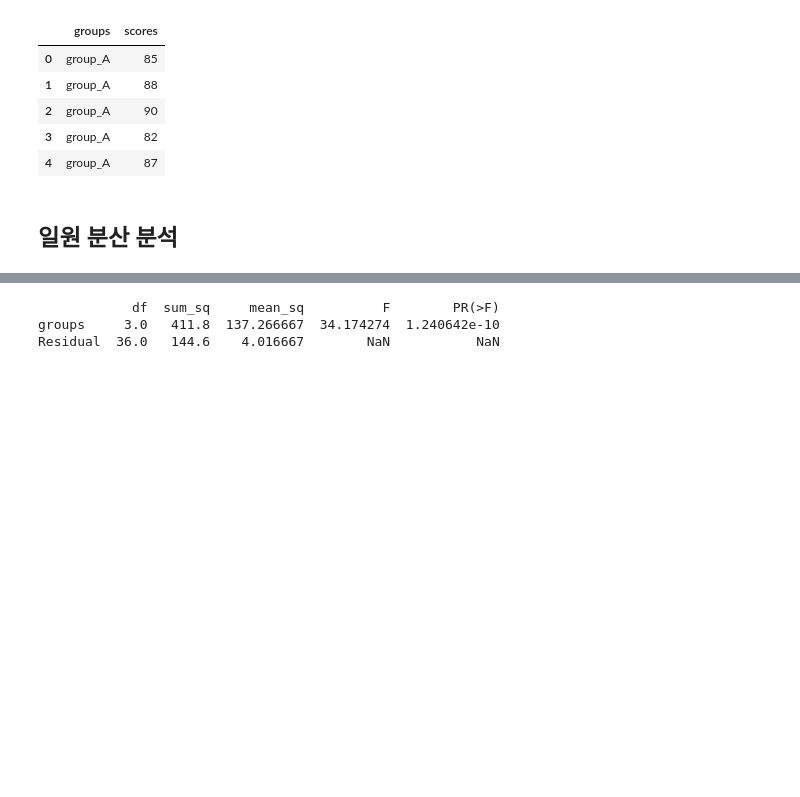
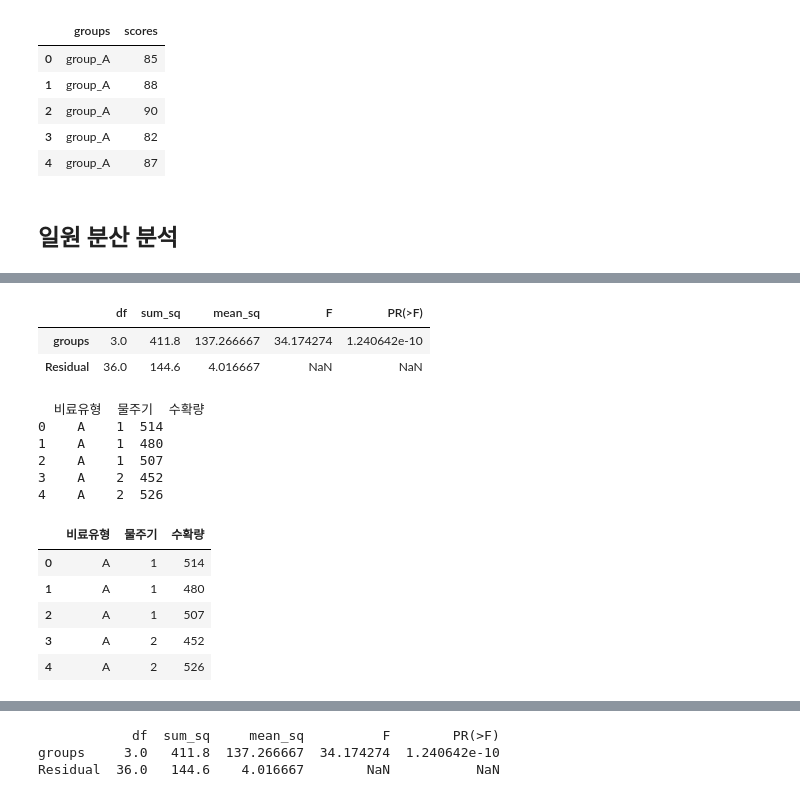
Before and after one commit to wjddnwp29/bigdata-analyst-practical, a Jupyter notebook: 과목3/연습문제/t3_ex_anova.ipynb, the cells around one changed output, grey strips where cells are left out. Saved outputs shown, nothing was run; the diff lists cells and outputs as text; code cells hidden in the pictures; blank space fills up the shorter version.

```diff
--- a/과목3/연습문제/t3_ex_anova.ipynb
+++ b/과목3/연습문제/t3_ex_anova.ipynb
@@ -56,0 +89,30 @@ LeveneResult(statistic=np.float64(1.757685352622062), pvalue=np.float64(0.172702
+# %%
+from statsmodels.formula.api import ols
+model = ols("scores ~ groups",df).fit()
+
+from statsmodels.stats.anova import anova_lm
+anova_lm(model)
+# %% [output]
+|  | df | sum_sq | mean_sq | F | PR(>F) |
+| groups | 3.0 | 411.8 | 137.266667 | 34.174274 | 1.240642e-10 |
+| Residual | 36.0 | 144.6 | 4.016667 | NaN | NaN |
+# %%
+import pandas as pd
+df = pd.read_csv("https://raw.githubusercontent.com/lovedlim/inf/refs/heads/main/p3/tomato2.csv")
+print(df.head())
+# %% [output]
+  비료유형  물주기  수확량
+0    A    1  514
+1    A    1  480
+2    A    1  507
+3    A    2  452
+4    A    2  526
+# %%
+df.head()
+# %% [output]
+|  | 비료유형 | 물주기 | 수확량 |
+| 0 | A | 1 | 514 |
+| 1 | A | 1 | 480 |
+| 2 | A | 1 | 507 |
+| 3 | A | 2 | 452 |
+| 4 | A | 2 | 526 |
```
Also changed, not shown: parts of 5 cells of this notebook.
